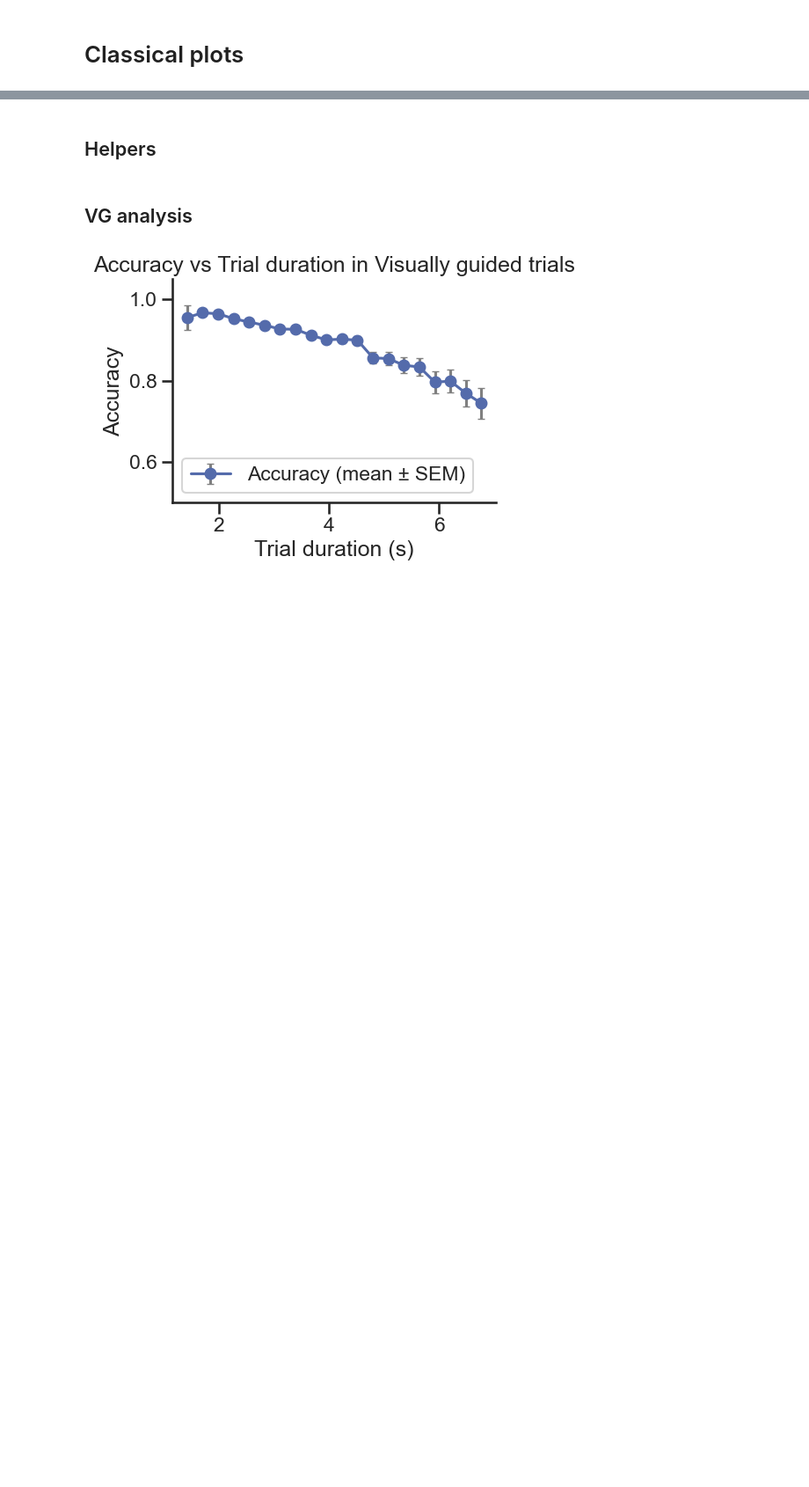
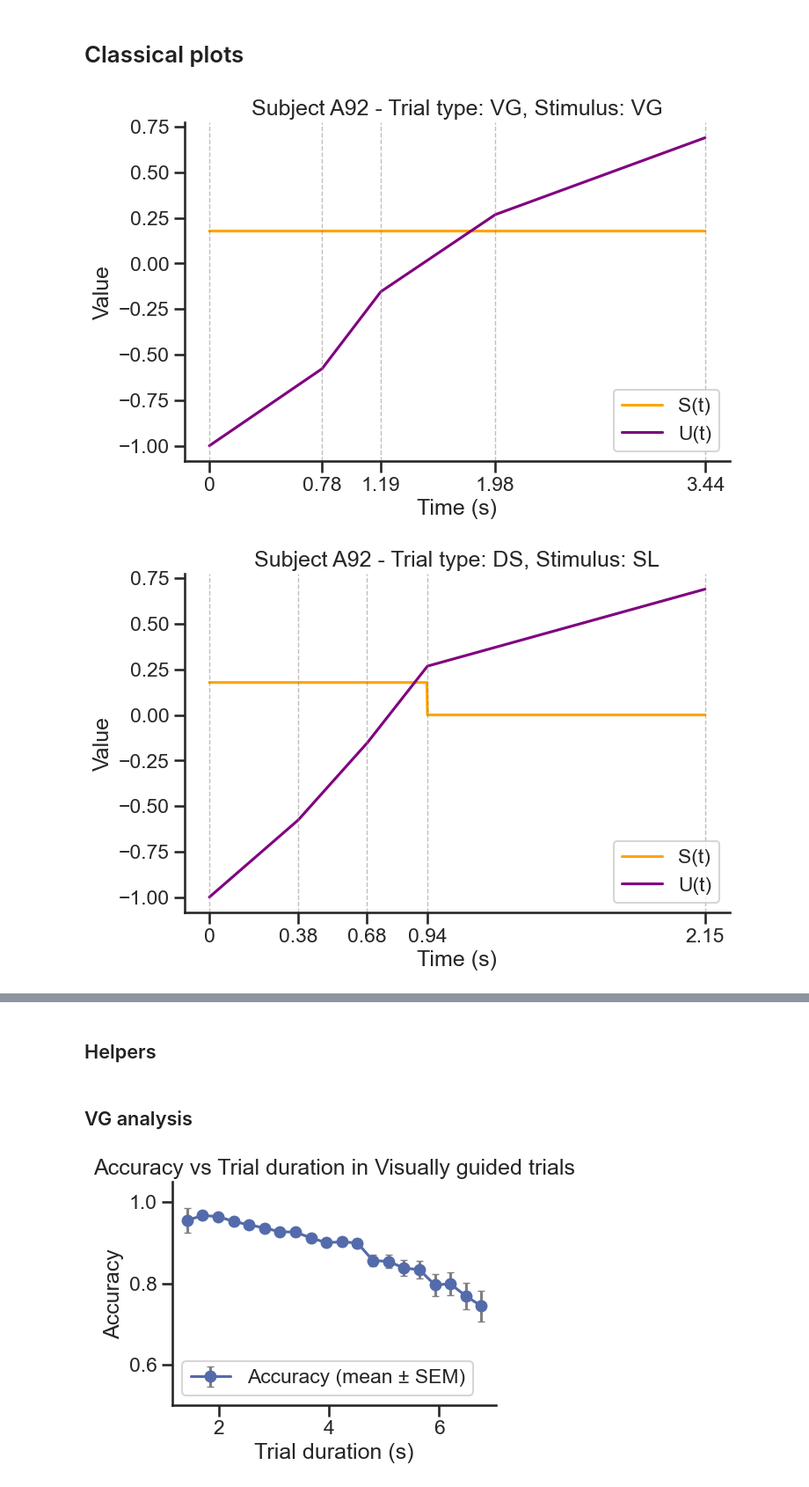
Before and after one commit to javirm3/TFG, a Jupyter notebook: simulations/code/fitting/fitting_plots_final.ipynb, the cells around one changed output, grey strips where cells are left out. Shown at 88% size. Drawn from its saved outputs; the diff is of its cells as text; code cells hidden in the pictures; blank space fills up the shorter version.

```diff
--- a/simulations/code/fitting/fitting_plots_final.ipynb
+++ b/simulations/code/fitting/fitting_plots_final.ipynb
@@ -852,0 +1002,44 @@ Guardado DataFrame en: /Users/javierrodriguezmartinez/Documents/Mates/Mates4/TFG
+# %%
+dt = 0.1/40
+dfp = params_df[params_df["model"].isin(["spatial_reduced3"])].copy()
+dfp = dfp.dropna(subset=[metric_col])
+
+# 2) Mejor fit por (subject, model): si "mejor" = mayor
+idx_best = dfp.groupby(["subject", "model"])[metric_col].idxmax()
+best = dfp.loc[idx_best, ["subject", "model", "U_int_amplitude", "S_amplitude", "S_d", "U_int_baseline", "sL", "sC", "sR"]].copy()
+best = best[best["subject"] == "A92"]
+
+to_plot = df[df["subject"] == best['subject'].values[0]].copy()
+for stimulus in to_plot['stimd_c'].unique():
+    for ttype in to_plot['ttype_c'].unique():
+        try:
+            sub = to_plot[(to_plot['ttype_c'] == ttype) & (to_plot['stimd_c'] == stimulus)].iloc[0]
+            t1, t2, t3, t4 = sub['timepoint_1'], sub['timepoint_2'], sub['timepoint_3'], sub['timepoint_4']
+            w1 = _inv(t1 - 0.0)
+            w2 = _inv(t2 - t1)
+            w3 = _inv(t3 - t2)
+            w4 = _inv(t4 - t3)
+            stim, delay = _row_codes(sub)
+            onset, offset = onset_offset_from_codes(stim, delay, t1, t2, t3, t4)
+            S = lambda t: S_value(t, best['S_amplitude'].values[0], best['S_d'].values[0], onset, offset)
+            U_int = lambda t: U_spatial_value(t, best['U_int_amplitude'].values[0], best['U_int_baseline'].values[0], t1, t2, t3, t4, w1, w2, w3, w4)
+            time = np.arange(0.0, t4, dt)
+            S = [S(t) for t in time]
+            U_int = [U_int(t) for t in time]
+            plt.figure(figsize=(8,5))
+            sns.lineplot(S, label='S(t)', color='orange')
+            sns.lineplot(U_int, label='U(t)', color='purple')
+            for t in [0, t1, t2, t3, t4]:
+                plt.axvline(t/dt, linestyle='--', color='gray', alpha=0.5, linewidth=1)
+            plt.title(f'Subject {best["subject"].values[0]} - Trial type: {ttype}, Stimulus: {stimulus}')
+            plt.xticks(ticks=[0, t1/dt, t2/dt, t3/dt, t4/dt], labels=[0, f'{t1:.2f}', f'{t2:.2f}', f'{t3:.2f}', f'{t4:.2f}'])
+            plt.xlabel('Time (s)')
+            plt.ylabel('Value')
+            plt.legend(loc='lower right')
+            sns.despine()
+            plt.show()
+        except:
+            continue
+# %% [output]
+[figure, added]
+[figure, added]
```
Also changed, not shown: parts of 12 cells of this notebook, 49 other files.
